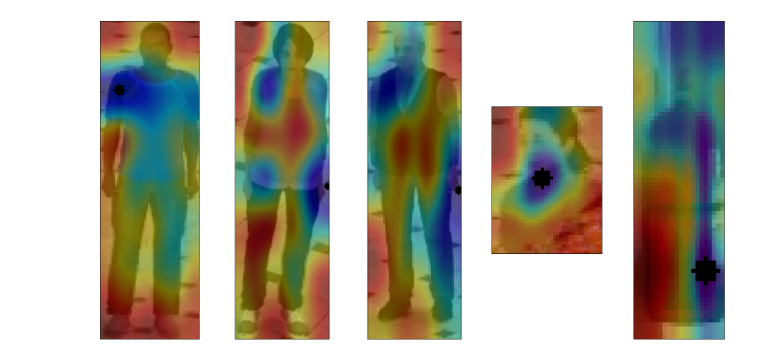
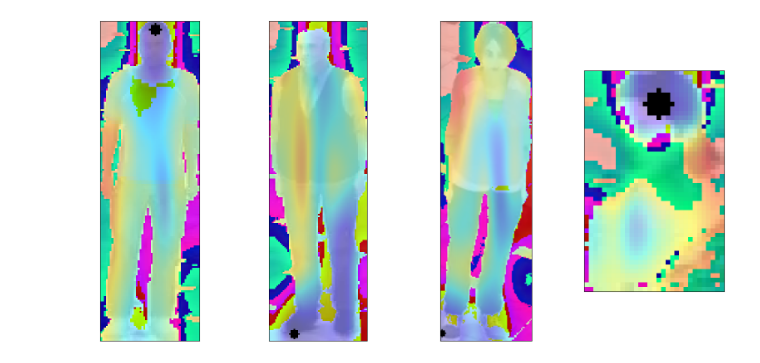
Before and after one commit to IAI-MTMC/mot-mmtrack, a Jupyter notebook: notebooks/reid_qdtrack_heatmap.ipynb, the cells around one changed output. Drawn from its saved outputs; the diff is of its cells as text; code cells hidden in the pictures.

```diff
--- a/notebooks/reid_qdtrack_heatmap.ipynb
+++ b/notebooks/reid_qdtrack_heatmap.ipynb
@@ -10,7 +10,7 @@ imgs = VideoReader("../demo/test1.mp4")
 
 model = init_model(
     config="../configs/mot/qdtrack/qdtrack_faster-rcnn_r50_fpn_aic.py",
-    checkpoint="../checkpoints/qdtrack_faster-rcnn_aic-v1.pth")
+    checkpoint="../checkpoints/qdtrack_faster-rcnn_aic-w0.1.pth")
 # model = init_model(
 #     config="../configs/mot/qdtrack/qdtrack_faster-rcnn_r50_fpn_8xb2-4e_mot17halftrain_test-mot17halfval.py",
 #     checkpoint="https://download.openmmlab.com/mmtracking/mot/qdtrack/mot_dataset/qdtrack_faster-rcnn_r50_fpn_4e_mot17_20220315_145635-76f295ef.pth")
@@ -99,14 +102,14 @@ def visualize(img, bboxes, bbox_feats, heatmap_weight=0.4, figsize=(20, 20)):
         hm = np.floor(hm).astype(np.uint8)
         hm = cv2.applyColorMap(hm, cv2.COLORMAP_JET)
 
-        overlapped = cv2.addWeighted(img_crop, 1 - heatmap_weight, hm, heatmap_weight, 0)
+        overlapped = cv2.addWeighted(img_crop, 1 - heatmap_weight, hm, heatmap_weight, 0) + 100
         cv2.circle(overlapped, (max_coor[1], max_coor[0]), 3, (0, 0, 0), -1)
 
         ax.imshow(overlapped)
         ax.set_xticks([])
         ax.set_yticks([])
 # %%
-img_np = imgs[1]
+img_np = imgs[2]
 img = torch.from_numpy(img_np).moveaxis(-1, 0)
 results = get_feats(model, img_np, 0)
 
@@ -115,2 +120,2 @@ visualize(img_np, results["bboxes"][:5], results["bbox_feats"][:5], figsize=(20,
 dict_keys(['inputs', 'data_samples'])
-[figure, old version]
+[figure, new version]
```
Also changed, not shown: parts of 2 cells of this notebook, 15 other files.
